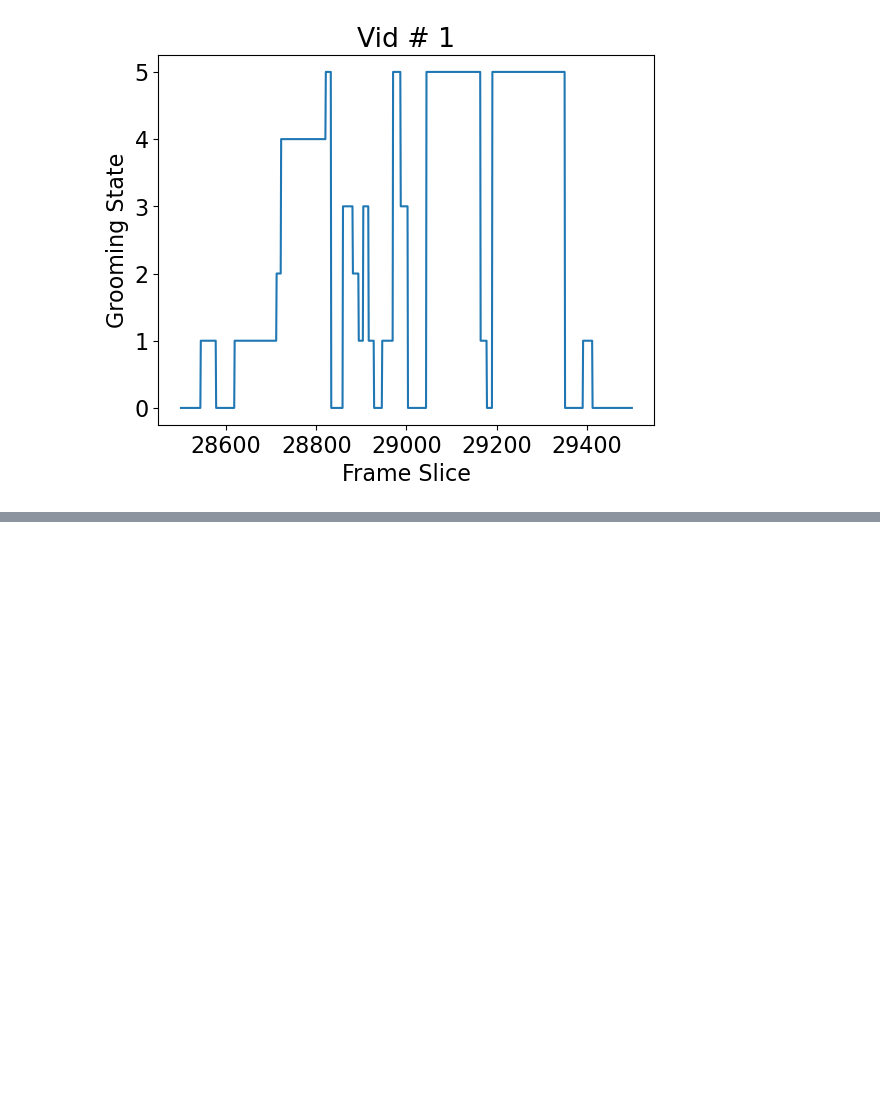
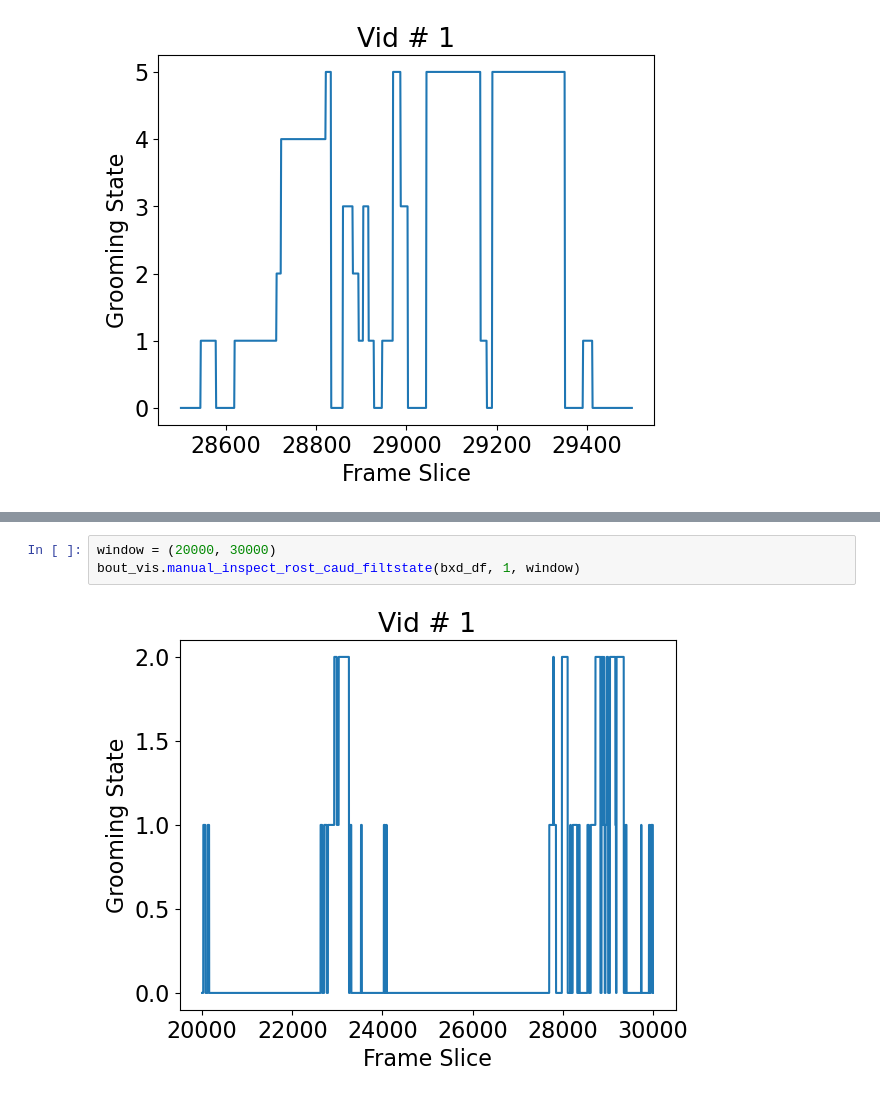
Before and after one commit to brigbrog/Syntactic-Grooming, a Jupyter notebook: visualize/bouts.ipynb, the cells around one changed output, grey strips where cells are left out. Saved outputs shown, nothing was run; the diff lists cells and outputs as text; blank space fills up the shorter version.

```diff
--- a/visualize/bouts.ipynb
+++ b/visualize/bouts.ipynb
@@ -37,0 +47,5 @@ bout_vis.manual_inspect_filtstate(bxd_df, 1, window)
+# %%
+window = (20000, 30000)
+bout_vis.manual_inspect_rost_caud_filtstate(bxd_df, 1, window)
+# %% [output]
+[figure, added]
```
Also changed, not shown: parts of 2 cells of this notebook, 1 other file.
